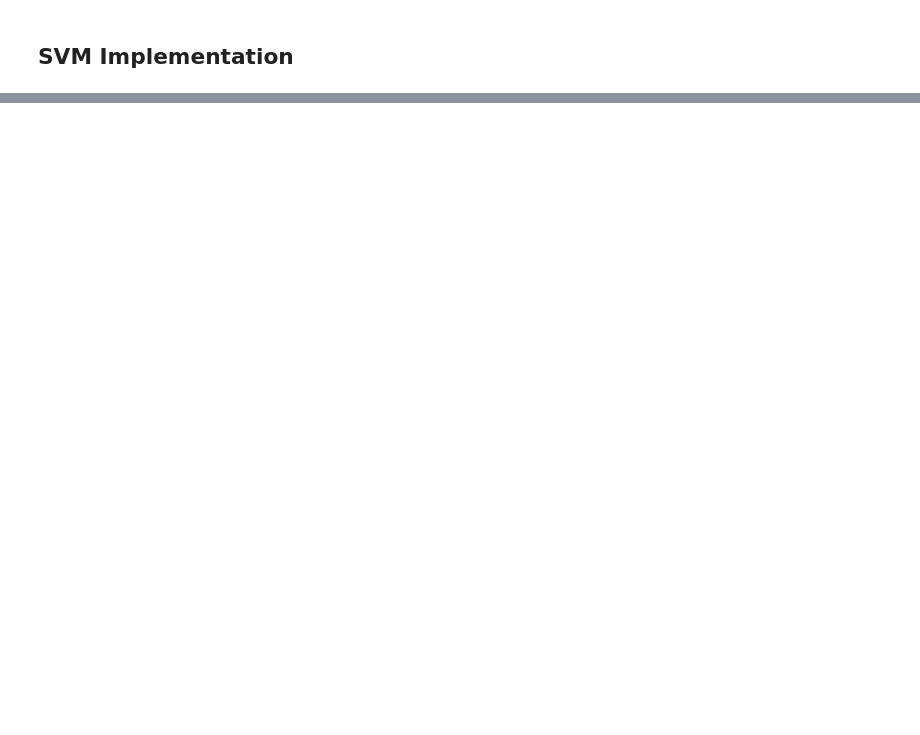
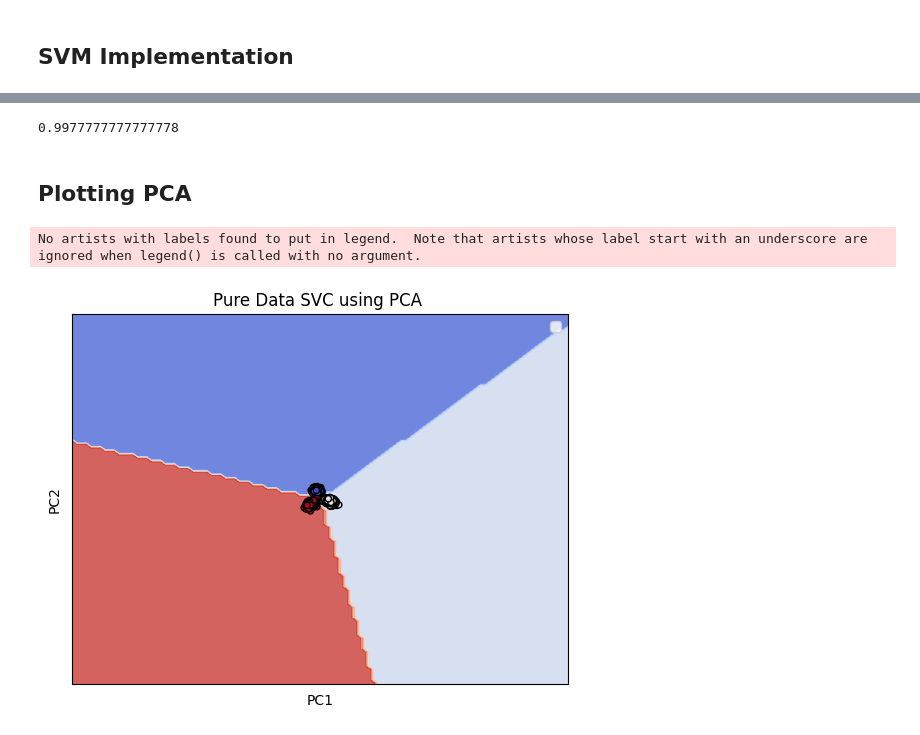
Before and after one commit to brianmoral/Twitter-Classification, a Jupyter notebook: svm-folder/intro.ipynb, the cells around one changed output, grey strips where cells are left out. Cells and saved outputs as stored; diff of their text form; code cells hidden in the pictures; blank space fills up the shorter version.

Commit message:
added plots. No legend yet

```diff
--- a/svm-folder/intro.ipynb
+++ b/svm-folder/intro.ipynb
@@ -62,0 +46,5 @@ tones
+# %%
+# Categorically encoding negative: 0, neutral: 1,  positive: 2
+t = pd.Categorical(tones['tone'])
+tones['tone'] = t.codes
+tones
@@ -64,0 +110,7 @@ tones
+# %%
+from sklearn.decomposition import PCA
+
+pca = PCA(n_components = 4).fit(X_jacc_words)
+print(pca.explained_variance_)
+pca_X = pca.fit_transform(X_jacc_words)
+print(pca_X)
@@ -65,14 +126,51 @@ tones
+# %%
+x_train, x_test, y_train, y_test = train_test_split(pca_X, Y_label, test_size=0.3, random_state=42)
+
+
+model_clf = svm.SVC(kernel='linear').fit(x_train, np.ravel(y_train))
+predicted = model_clf.predict(x_test)
+print(accuracy_score(y_test, predicted))
+# %% [output]
+0.9977777777777778
+# %% [markdown]
+## Plotting PCA
 # %%
-import matplotlib.pyplot as plt
+X = pca_X[:, 1:3]
+y = Y_label
 
-def make_meshgrid(x, y, h=0.02):
-    x_min, x_max = x.min() -1, x.max() +1
-    y_min, y_max = y.min() -1, y.max() + 1
-    xx, yy, = np.meshgrid(np.arange(x_min, x_max, h), np.arange(y_min, y_max, h))
+def make_meshgrid(x, y, h=.02):
+    x_min, x_max = x.min() - 1, x.max() + 1
+    y_min, y_max = y.min() - 1, y.max() + 1
+    xx, yy = np.meshgrid(np.arange(x_min, x_max, h), np.arange(y_min, y_max, h))
     return xx, yy
 
 def plot_contours(ax, clf, xx, yy, **params):
     Z = clf.predict(np.c_[xx.ravel(), yy.ravel()])
     Z = Z.reshape(xx.shape)
     out = ax.contourf(xx, yy, Z, **params)
     return out
+
+model = svm.SVC(kernel='linear')
+clf = model.fit(X, np.ravel(y))
+
+fig, ax = plt.subplots()
+# title for the plots
+title = ('Pure Data SVC using PCA ')
+# Set-up grid for plotting.
+X0, X1 = X[:, 0], X[:, 1]
+xx, yy = make_meshgrid(X0, X1)
+
+colors = {0: 'red', 1:'grey', 2: 'blue'}
+
+plot_contours(ax, clf, xx, yy, cmap=plt.cm.coolwarm, alpha=0.8)
+ax.scatter(X0, X1, c=y, cmap=plt.cm.coolwarm, s=20, edgecolors='k')
+ax.set_ylabel('PC2')
+ax.set_xlabel('PC1')
+ax.set_xticks(())
+ax.set_yticks(())
+ax.set_title(title)
+ax.legend()
+plt.savefig('Pure-PCA.png')
+# %% [output]
+No artists with labels found to put in legend.  Note that artists whose label start with an underscore are ignored when legend() is called with no argument.
+[figure, added]
```
Also changed, not shown: parts of 11 cells of this notebook, 4 other files.
